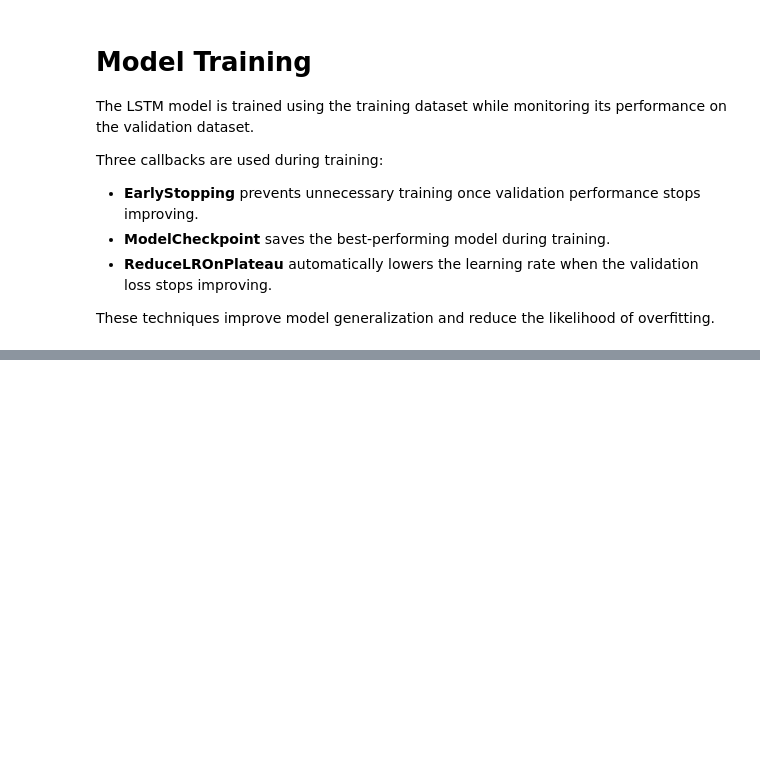
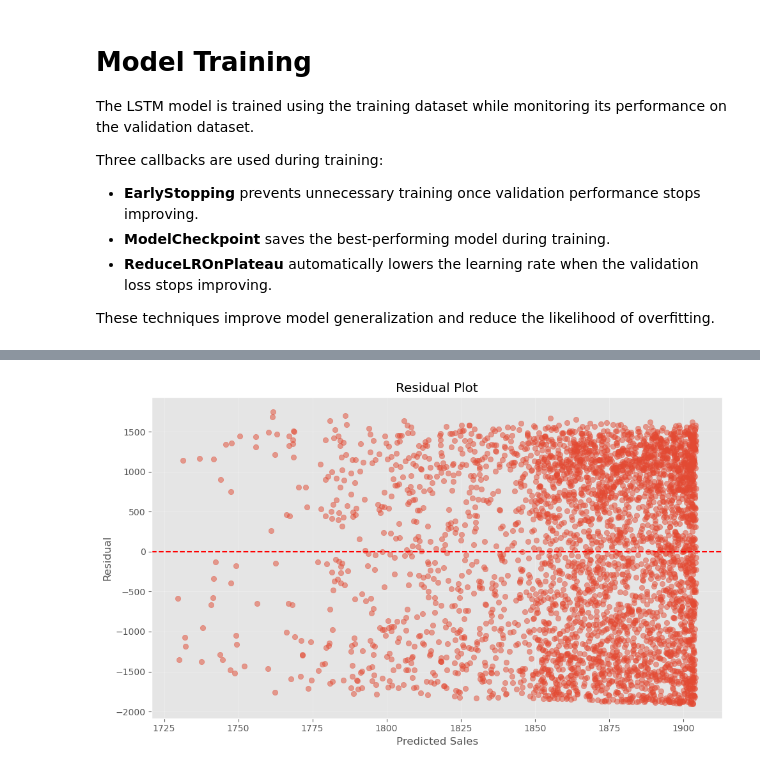
Before and after one commit to Bennyaks/Burger_Sales_Forecasting, a Jupyter notebook: notebooks/07_LSTM_Model.ipynb, the cells around one changed output, grey strips where cells are left out. Saved outputs shown, nothing was run; the diff lists cells and outputs as text; code cells hidden in the pictures; blank space fills up the shorter version.

```diff
--- a/notebooks/07_LSTM_Model.ipynb
+++ b/notebooks/07_LSTM_Model.ipynb
@@ -279,0 +581,39 @@ ValueError: You must call `compile()` before using the model.
+# %%
+# ==========================================================
+# Residual Plot
+# ==========================================================
+
+residuals = y_test - test_predictions.flatten()
+
+plt.figure(figsize=(10,6))
+
+plt.scatter(
+    test_predictions,
+    residuals,
+    alpha=0.5
+)
+
+plt.axhline(
+    y=0,
+    color="red",
+    linestyle="--"
+)
+
+plt.xlabel("Predicted Sales")
+
+plt.ylabel("Residual")
+
+plt.title("Residual Plot")
+
+plt.grid(alpha=0.3)
+
+plt.tight_layout()
+
+plt.savefig(
+    "../outputs/figures/lstm_residuals.png",
+    dpi=300
+)
+
+plt.show()
+# %% [output]
+[figure, added]
```
Also changed, not shown: parts of 20 cells of this notebook.
